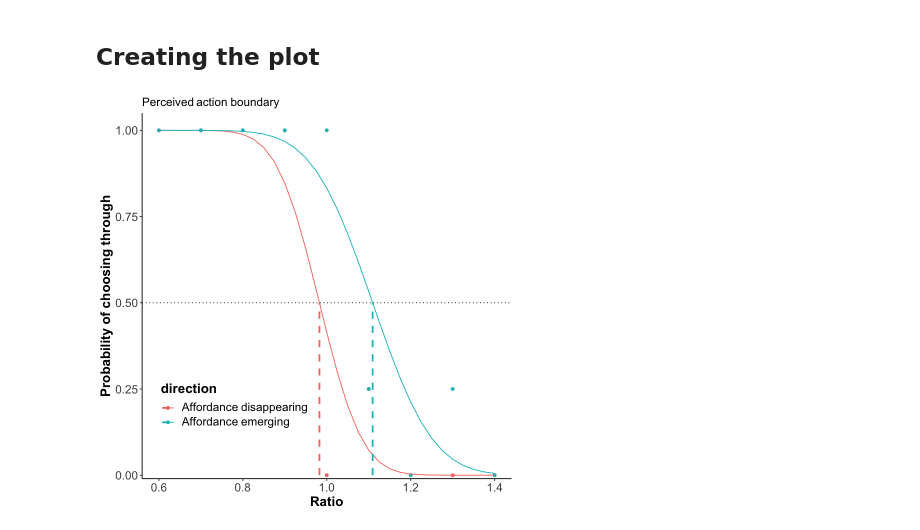
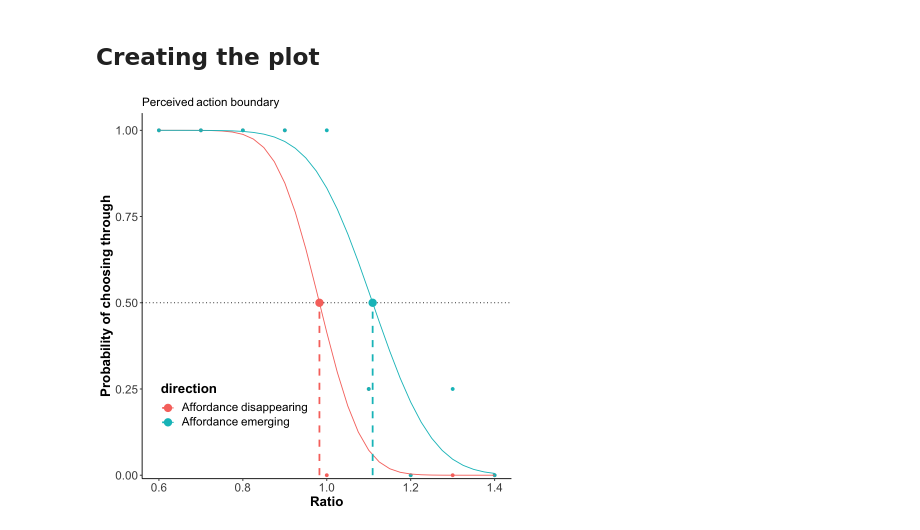
Before and after one commit to tehrandavis/navigation_hysteresis, a Jupyter notebook: plotting_scartchpad.ipynb, the cells around one changed output. Cells and saved outputs as stored; diff of their text form; code cells hidden in the pictures.

Commit message:
updated plot

```diff
--- a/plotting_scartchpad.ipynb
+++ b/plotting_scartchpad.ipynb
@@ -82,10 +82,10 @@ all_data_raw_df <-
   # perform the following within each direction_block
   mutate(starting_ratio = first(ratio),
          ending_ratio = last(ratio),
-         direction = ifelse(starting_ratio > ending_ratio,
-                            # starts at 1.4 and goes to 0.6
-                            "Affordance emerging",
-                            "Affordance disappearing"),
+         direction = ifelse(starting_ratio > ending_ratio, # if starts at 1.4 and goes to 0.6
+                            "Affordance emerging", # then it's "Affordance emerging"
+                            "Affordance disappearing" # otherwise it's "Affordance disappearing"
+                            ),
          variance= var(decision)
          ) # get the variance of the decision
 # %%
@@ -276,18 +276,19 @@ A data.frame: 66 x 3
 ## Creating the plot
 # %%
 ggplot() + # initiate the ggplot object
+  geom_hline(yintercept = 0.5, linetype = "dotted") +  # Add horizontal line at y = 0.5
   geom_point(data = observed_probs_df, aes(x = ratio, y = prob, color = direction)) + # Add scatter plot of observed probabilities
+  geom_point(data = pab_values_df, aes(x = pab, y = 0.5, color = direction), size = 4) + # Add points at the PABs
   geom_line(data = predicted_probs_df, aes(x = ratio, y = prob, color = direction)) + # Add logistic curves
-  geom_hline(yintercept = 0.5, linetype = "dotted") +  # Add horizontal line at y = 0.5
   geom_segment(data = pab_values_df,
                aes(x = pab, xend = pab, y = 0, yend = 0.5, color = direction),
                linetype="dashed",
                size = 1) + # Add vertical lines at the PABs
   labs(title = "Perceived action boundary",
        x = "Ratio",
        y = "Probability of choosing through") + # Add axis labels
   theme(legend.position = c(0.25, 0.2)) + # Adjust the legend position
   theme_apa() + # Apply the APA theme
   scale_y_continuous(expand = expansion(mult = c(0.01, 0.05)))  # Set y-axis intercept at y = 0
 # %% [output]
-[figure, old version]
+[figure, new version]
```
Also changed, not shown: 1 other file.
